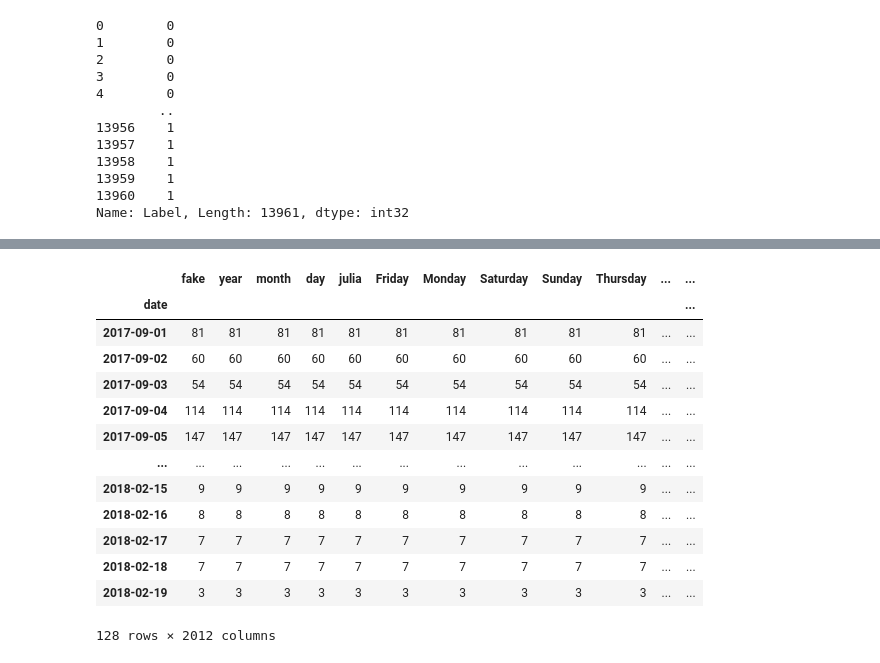
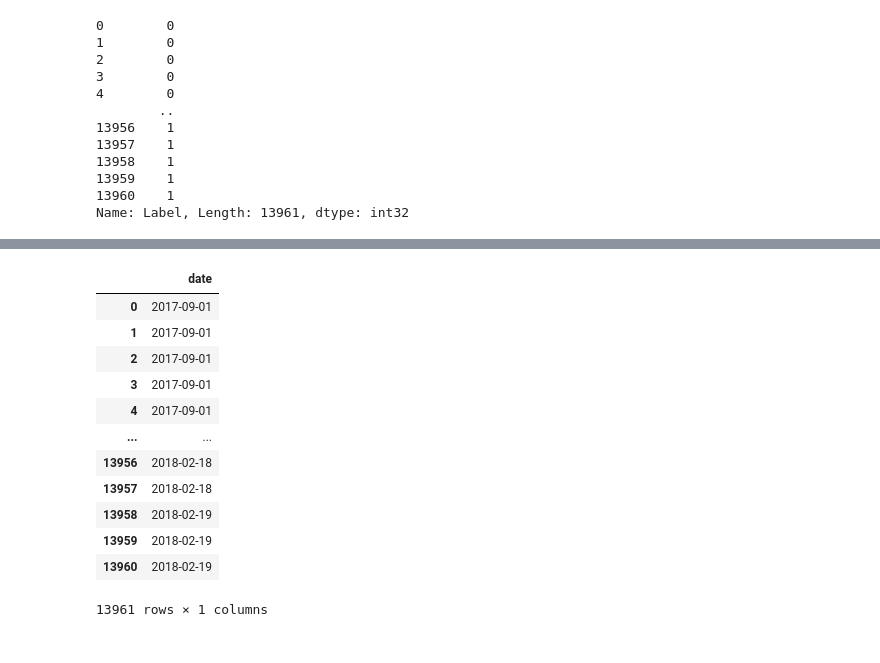
Before and after one commit to SDLoyd/FakeNews, a Jupyter notebook: code/fakenews.ipynb, the cells around one changed output, grey strips where cells are left out. Cells and saved outputs as stored; diff of their text form; code cells hidden in the pictures.

```diff
--- a/code/fakenews.ipynb
+++ b/code/fakenews.ipynb
@@ -421,18 +405,21 @@ ax.yaxis.set_ticklabels(['Real', 'Fake'])
 <Figure size 720x504 with 0 Axes>
-# %%
-val.groupby('date').count()
-# %% [output]
-|  | fake | year | month | day | julia | Friday | Monday | Saturday | Sunday | Thursday | ... | ... |
-| date |  |  |  |  |  |  |  |  |  |  |  | ... |
-| 2017-09-01 | 81 | 81 | 81 | 81 | 81 | 81 | 81 | 81 | 81 | 81 | ... | ... |
-| 2017-09-02 | 60 | 60 | 60 | 60 | 60 | 60 | 60 | 60 | 60 | 60 | ... | ... |
-| 2017-09-03 | 54 | 54 | 54 | 54 | 54 | 54 | 54 | 54 | 54 | 54 | ... | ... |
-| 2017-09-04 | 114 | 114 | 114 | 114 | 114 | 114 | 114 | 114 | 114 | 114 | ... | ... |
-| 2017-09-05 | 147 | 147 | 147 | 147 | 147 | 147 | 147 | 147 | 147 | 147 | ... | ... |
-| ... | ... | ... | ... | ... | ... | ... | ... | ... | ... | ... | ... | ... |
-| 2018-02-15 | 9 | 9 | 9 | 9 | 9 | 9 | 9 | 9 | 9 | 9 | ... | ... |
-| 2018-02-16 | 8 | 8 | 8 | 8 | 8 | 8 | 8 | 8 | 8 | 8 | ... | ... |
-| 2018-02-17 | 7 | 7 | 7 | 7 | 7 | 7 | 7 | 7 | 7 | 7 | ... | ... |
-| 2018-02-18 | 7 | 7 | 7 | 7 | 7 | 7 | 7 | 7 | 7 | 7 | ... | ... |
-| 2018-02-19 | 3 | 3 | 3 | 3 | 3 | 3 | 3 | 3 | 3 | 3 | ... | ... |
-128 rows × 2012 columns
+# %%
+val['pred'] = val_predictions.Label
+# %%
+sort_val['date'] = val[['date']].sort_values('date')
+# %%
+sort_val.reset_index(drop=True)
+# %% [output]
+|  | date |
+| 0 | 2017-09-01 |
+| 1 | 2017-09-01 |
+| 2 | 2017-09-01 |
+| 3 | 2017-09-01 |
+| 4 | 2017-09-01 |
+| ... | ... |
+| 13956 | 2018-02-18 |
+| 13957 | 2018-02-18 |
+| 13958 | 2018-02-19 |
+| 13959 | 2018-02-19 |
+| 13960 | 2018-02-19 |
+13961 rows × 1 columns
```
Also changed, not shown: parts of 18 cells of this notebook, 1 other file.
